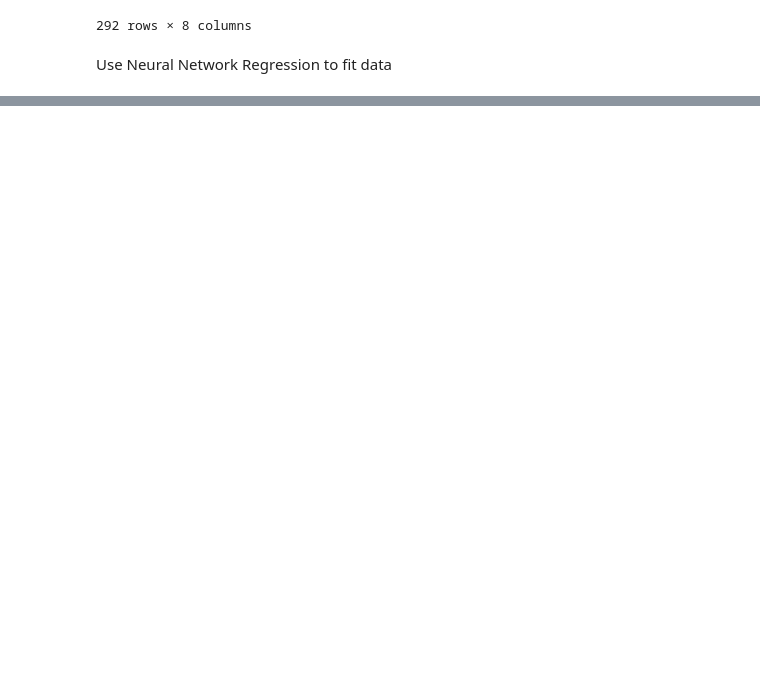
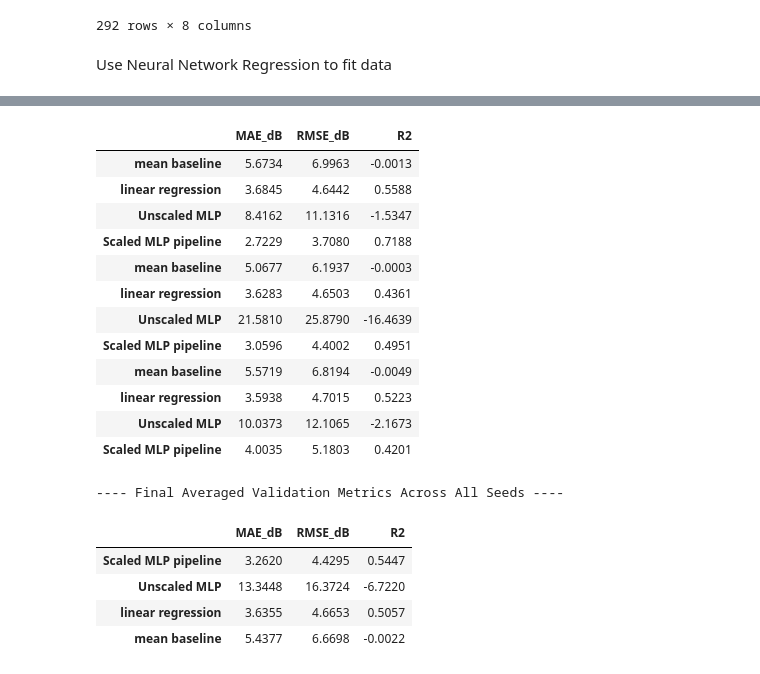
Before and after one commit to wpua0004-dot/MMA3001_airfoil_self_noise_project, a Jupyter notebook: notebooks/airfoil_analysis.ipynb, the cells around one changed output, grey strips where cells are left out. Cells and saved outputs as stored; diff of their text form; code cells hidden in the pictures; blank space fills up the shorter version.

Commit message:
Compared train and test metric performances. Conducted three more different data split randomization to evaluate the validity of result.

```diff
--- a/notebooks/airfoil_analysis.ipynb
+++ b/notebooks/airfoil_analysis.ipynb
@@ -257,0 +318,80 @@ display(metric_comparison_overall)
+# %%
+seeds = [0, 123, 2026]
+
+all_val_metrics = []
+
+for seed in seeds:
+    gss_val_new = GroupShuffleSplit(n_splits=1, test_size=0.25, random_state=seed)
+    #Split the data and obtain the row idx for train and validation set
+    train_new_idx, val_new_idx = next(gss_val_new.split(X_train_val, y_train_val, groups=groups[train_val_idx]))
+    #Extract the data to their corresponding idx
+    X_new_train, X_new_val = X_train_val.iloc[train_new_idx], X_train_val.iloc[val_new_idx]
+    y_new_train, y_new_val= y_train_val.iloc[train_new_idx], y_train_val.iloc[val_new_idx]
+
+    #refresh baseline
+    baseline_pred = np.full(len(y_new_val), y_new_train.mean())
+
+    #refresh linear regression
+    linear_model_new = LinearRegression()
+    linear_model_new.fit(X_new_train, y_new_train)
+
+    #refresh neural network regression
+    for label_new, model_new in scaling_models.items():
+        model_new.fit(X_new_train, y_new_train)
+
+    #construct the metric table for validation data set
+    metric_comparison_val_new = pd.DataFrame({
+        "mean baseline": regression_metrics(
+            y_new_val,
+            baseline_pred,
+        ),
+        "linear regression": regression_metrics(
+            y_new_val,
+            linear_model_new.predict(X_new_val),
+        ),
+        "Unscaled MLP": regression_metrics(
+            y_new_val,
+            scaling_models["Unscaled MLP"].predict(X_new_val),
+        ),
+        "Scaled MLP pipeline": regression_metrics(
+            y_new_val,
+            scaling_models["Scaled MLP pipeline"].predict(X_new_val),
+        ),
+    }).T
+
+    #append to list
+    all_val_metrics.append(metric_comparison_val_new)
+
+display(pd.concat(all_val_metrics))
+
+# 5. Average the results across all seeds for a robust final table
+# pd.concat stacks them, groupby(level=0).mean() averages the metrics per model
+final_averaged_metrics = pd.concat(all_val_metrics).groupby(level=0).mean()
+
+print("\n---- Final Averaged Validation Metrics Across All Seeds ----")
+display(final_averaged_metrics)
+
+final_std_metrics = pd.concat(all_val_metrics).groupby(level=0).std()
+
+print("\n---- Std of Validation Metrics Across All Seeds ----")
+display(final_std_metrics)
+# %% [output]
+|  | MAE_dB | RMSE_dB | R2 |
+| mean baseline | 5.6734 | 6.9963 | -0.0013 |
+| linear regression | 3.6845 | 4.6442 | 0.5588 |
+| Unscaled MLP | 8.4162 | 11.1316 | -1.5347 |
+| Scaled MLP pipeline | 2.7229 | 3.7080 | 0.7188 |
+| mean baseline | 5.0677 | 6.1937 | -0.0003 |
+| linear regression | 3.6283 | 4.6503 | 0.4361 |
+| Unscaled MLP | 21.5810 | 25.8790 | -16.4639 |
+| Scaled MLP pipeline | 3.0596 | 4.4002 | 0.4951 |
+| mean baseline | 5.5719 | 6.8194 | -0.0049 |
+| linear regression | 3.5938 | 4.7015 | 0.5223 |
+| Unscaled MLP | 10.0373 | 12.1065 | -2.1673 |
+| Scaled MLP pipeline | 4.0035 | 5.1803 | 0.4201 |
+---- Final Averaged Validation Metrics Across All Seeds ----
+|  | MAE_dB | RMSE_dB | R2 |
+| Scaled MLP pipeline | 3.2620 | 4.4295 | 0.5447 |
+| Unscaled MLP | 13.3448 | 16.3724 | -6.7220 |
+| linear regression | 3.6355 | 4.6653 | 0.5057 |
+| mean baseline | 5.4377 | 6.6698 | -0.0022 |
```
Also changed, not shown: parts of 5 cells of this notebook.
